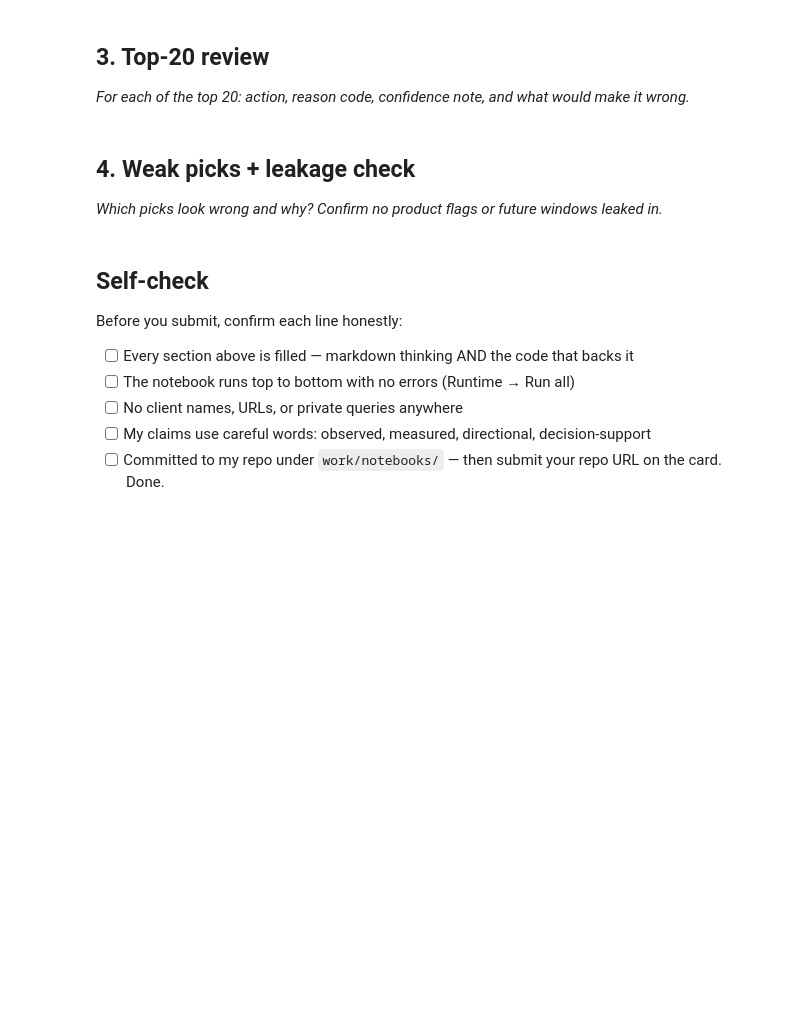
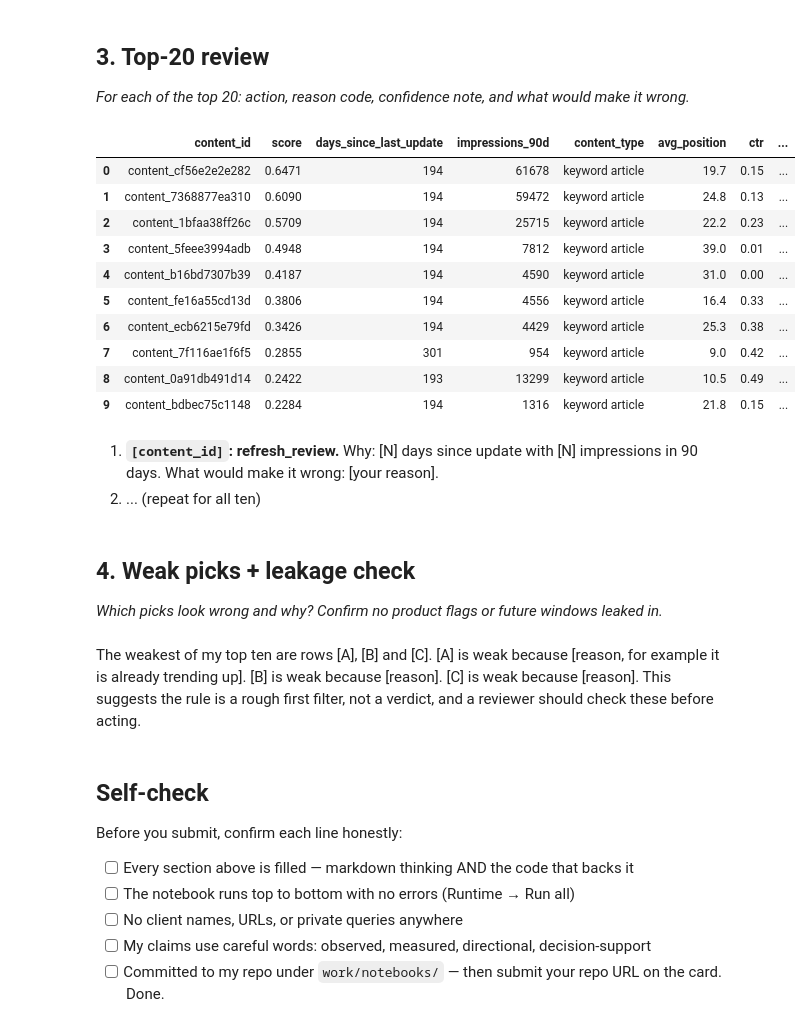
Before and after one commit to rupamsingh0907-beep/Flyintern, a Jupyter notebook: work/notebooks/w04_baseline_score.ipynb, the cells around one changed output. Saved outputs shown, nothing was run; the diff lists cells and outputs as text; code cells hidden in the pictures; blank space fills up the shorter version.

```diff
--- a/work/notebooks/w04_baseline_score.ipynb
+++ b/work/notebooks/w04_baseline_score.ipynb
@@ -27,6 +111,25 @@ This skeleton is yours to fill. Work the sections **in order** — each one has
 # %%
 # This cell is for CODE (numbers, a query, a check).
 # Write your text answer in the cell ABOVE this one — typing sentences here breaks Run All.
+ctx = ["content_id", "score", "days_since_last_update", "impressions_90d",
+       "content_type", "avg_position", "ctr", "word_count", "trend_direction"]
+queue[ctx].head(10)
+# %% [output]
+|  | content_id | score | days_since_last_update | impressions_90d | content_type | avg_position | ctr | ... |
+| 0 | content_cf56e2e2e282 | 0.6471 | 194 | 61678 | keyword article | 19.7 | 0.15 | ... |
+| 1 | content_7368877ea310 | 0.6090 | 194 | 59472 | keyword article | 24.8 | 0.13 | ... |
+| 2 | content_1bfaa38ff26c | 0.5709 | 194 | 25715 | keyword article | 22.2 | 0.23 | ... |
+| 3 | content_5feee3994adb | 0.4948 | 194 | 7812 | keyword article | 39.0 | 0.01 | ... |
+| 4 | content_b16bd7307b39 | 0.4187 | 194 | 4590 | keyword article | 31.0 | 0.00 | ... |
+| 5 | content_fe16a55cd13d | 0.3806 | 194 | 4556 | keyword article | 16.4 | 0.33 | ... |
+| 6 | content_ecb6215e79fd | 0.3426 | 194 | 4429 | keyword article | 25.3 | 0.38 | ... |
+| 7 | content_7f116ae1f6f5 | 0.2855 | 301 | 954 | keyword article | 9.0 | 0.42 | ... |
+| 8 | content_0a91db491d14 | 0.2422 | 193 | 13299 | keyword article | 10.5 | 0.49 | ... |
+| 9 | content_bdbec75c1148 | 0.2284 | 194 | 1316 | keyword article | 21.8 | 0.15 | ... |
+# %% [markdown]
+1. **`[content_id]`: refresh_review.** Why: [N] days since update with [N] impressions in 90 days. What would make it wrong: [your reason].
+2. ...
+(repeat for all ten)
 # %% [markdown]
 ## 4. Weak picks + leakage check
 
@@ -37,3 +137,5 @@ This skeleton is yours to fill. Work the sections **in order** — each one has
+# %% [markdown]
+The weakest of my top ten are rows [A], [B] and [C]. [A] is weak because [reason, for example it is already trending up]. [B] is weak because [reason]. [C] is weak because [reason]. This suggests the rule is a rough first filter, not a verdict, and a reviewer should check these before acting.
 # %% [markdown]
 ## Self-check
 
```
Also changed, not shown: parts of 8 cells of this notebook.
